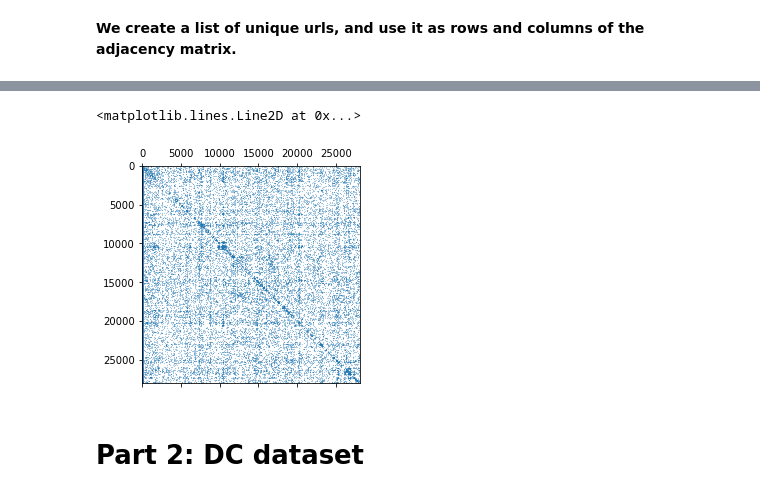
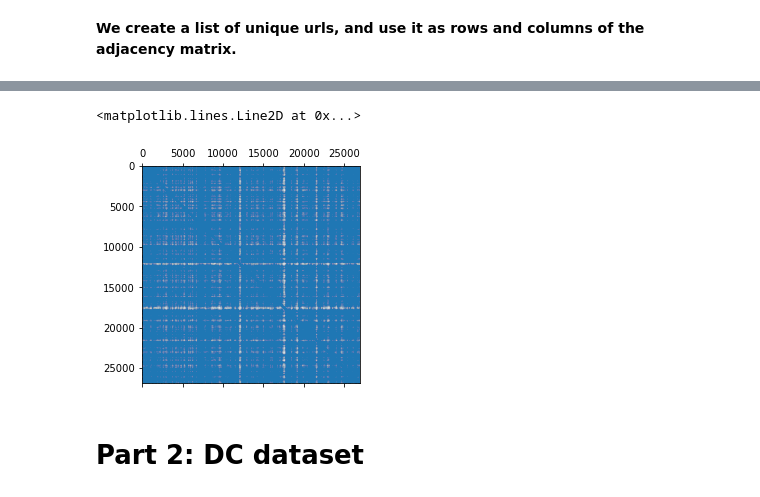
Before and after one commit to ahmedkooli/ntds_comics, a Jupyter notebook: comics_analysis.ipynb, the cells around one changed output, grey strips where cells are left out. Cells and saved outputs as stored; diff of their text form; code cells hidden in the pictures.

```diff
--- a/comics_analysis.ipynb
+++ b/comics_analysis.ipynb
@@ -62,5 +61,5 @@ aff_marvel
 # %% [markdown]
 **We create a list of unique urls, and use it as rows and columns of the adjacency matrix.**
 # %%
-urls = aff_marvel['URL'].unique()
-adj_aff_marvel = pd.DataFrame(0, index=urls, columns=urls)
+urls = comics_marvel['URL'].unique()
+adj_comics_marvel = pd.DataFrame(0, index=urls, columns=urls)
@@ -69,4 +74,11 @@ adj_aff_marvel = pd.DataFrame(0, index=urls, columns=urls)
-# %%
-for url in aff_marvel['URL'].value_counts().index:
-    if aff_marvel[aff_marvel['URL'] == url]['Affiliation'].sum() is not '':
-        adj_aff_marvel[url][url] += aff_marvel['URL'].value_counts()[url]
+# %%
+i = 0
+tot_comics = comics_marvel['URL'].unique().size
+
+for url in comics_marvel['URL'].value_counts().index:
+    # Loading bar
+    i += 1
+    printed= i/tot_comics*100
+    stdout.write("\r%f %%" % printed)
+    stdout.flush()
+    adj_comics_marvel[url][url] += comics_marvel['URL'].value_counts()[url]
@@ -75,18 +93,18 @@ for url in aff_marvel['URL'].value_counts().index:
 # %%
 i = 0
-tot_aff = aff_marvel['Affiliation'].unique().size
+tot_comics = comics_marvel['Subcomic URL'].unique().size
 
-for a in aff_marvel['Affiliation'].unique():
+for a in comics_marvel['Subcomic URL'].unique():
     if a is not '':
         # Loading bar
         i += 1
-        printed= i/tot_char*100
+        printed= i/tot_comics*100
         stdout.write("\r%f %%" % printed)
         stdout.flush()
 
         L = []
-        L = ([a,aff_marvel[aff_marvel['Affiliation']==a]['URL'].values.tolist()])
+        L = ([a,comics_marvel[comics_marvel['Subcomic URL']==a]['URL'].values.tolist()])
         # All possible combinations
         for comb in list(itertools.combinations(L[1], 2)):
-            adj_aff_marvel[comb[0]][comb[1]] += 1
-            adj_aff_marvel[comb[1]][comb[0]] += 1
+            adj_comics_marvel[comb[0]][comb[1]] += 1
+            adj_comics_marvel[comb[1]][comb[0]] += 1
@@ -111,8 +131,8 @@ pickle.dump(adj_aff_marvel, open("data/adj_aff_marvel.txt", 'wb'), protocol=4)
 # %%
-plt.spy(adj_aff_marvel,markersize=0.1)
+plt.spy(adj_comics_marvel,markersize=0.005)
 # %% [output]
 <matplotlib.lines.Line2D at 0x...>
-[figure, old version]
+[figure, new version]
 # %% [markdown]
 # Part 2: DC dataset
 # %%
```
Also changed, not shown: parts of 38 cells of this notebook.
